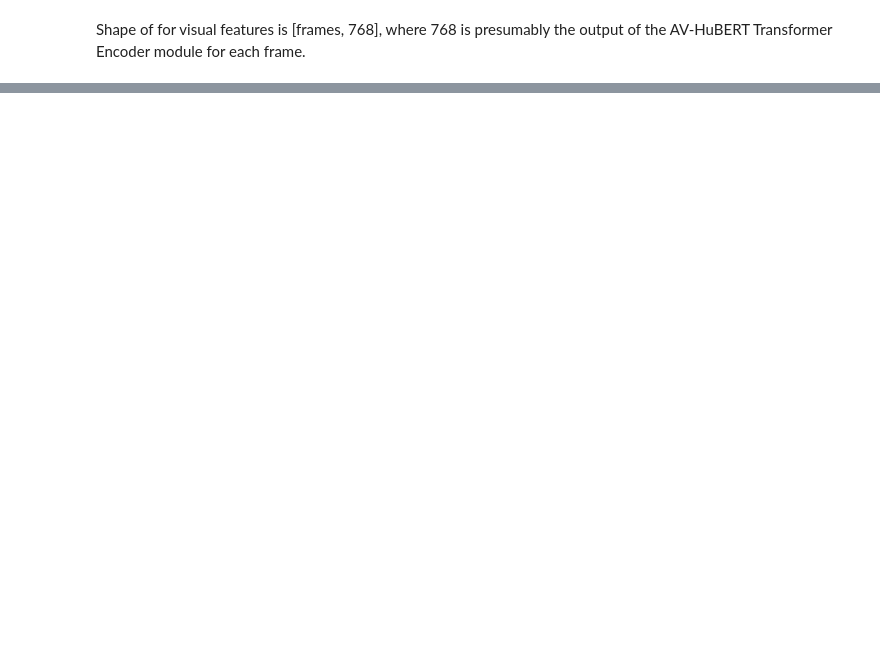
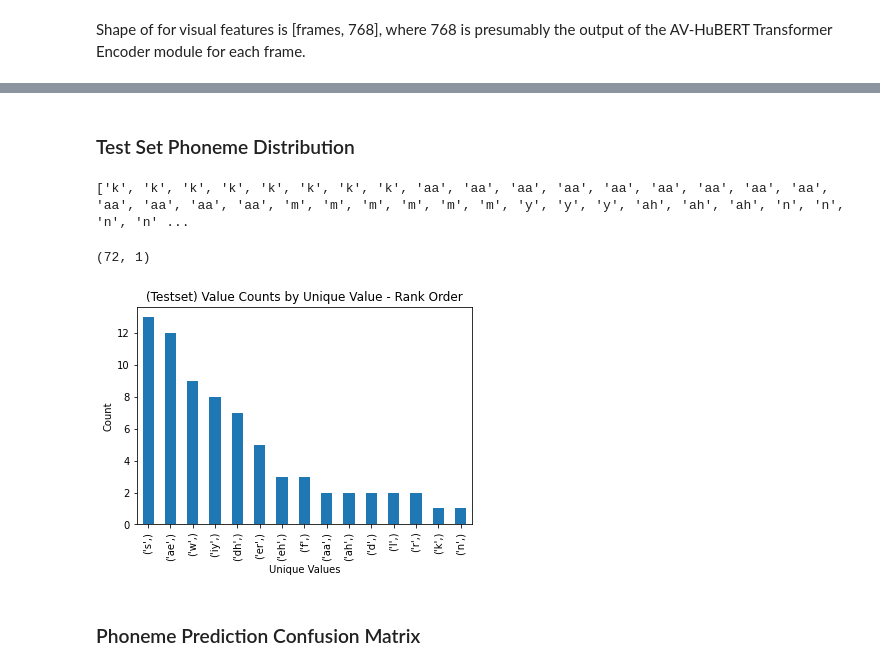
Before and after one commit to MiscellaneousStuff/comp-vis-avhubert, a Jupyter notebook: main.ipynb, the cells around one changed output, grey strips where cells are left out. Saved outputs shown, nothing was run; the diff lists cells and outputs as text; code cells hidden in the pictures; blank space fills up the shorter version.

```diff
--- a/main.ipynb
+++ b/main.ipynb
@@ -483,0 +850,8 @@ ModuleNotFoundError: No module named 'stable_whisper'
+# %%
+train_x_s = x_s[0:int(dataset_size * dataset_ratio), :]
+test_x_s  = x_s[int(dataset_size * dataset_ratio):,  :]
+# %%
+y_s = y_s[0:dataset_size]
+# %%
+train_y_s = y_s[0:int(dataset_size * dataset_ratio)]
+test_y_s  = y_s[int(dataset_size * dataset_ratio):]
@@ -483,0 +899,7 @@ ModuleNotFoundError: No module named 'stable_whisper'
+# %%
+def print_phone_list(phones):
+    d = [dataset.phoneme_dict[int(ph_id)]
+        if ph_id < len(dataset.phoneme_dict)
+        else -1
+        for ph_id in phones]
+    print(d)
@@ -483,0 +1217,38 @@ ModuleNotFoundError: No module named 'stable_whisper'
+# %% [markdown]
+### Test Set Phoneme Distribution
+# %%
+print_phone_list(test_y_s)
+#test_y_ph_lst = get_phone_list(test_y_phones.cpu())
+## test_y_ph_lst = group_adjacent_duplicates(test_y_ph_lst)
+#print(test_y_ph_lst)
+# %% [output]
+['k', 'k', 'k', 'k', 'k', 'k', 'k', 'k', 'aa', 'aa', 'aa', 'aa', 'aa', 'aa', 'aa', 'aa', 'aa', 'aa', 'aa', 'aa', 'aa', 'm', 'm', 'm', 'm', 'm', 'm', 'y', 'y', 'y', 'ah', 'ah', 'ah', 'n', 'n', 'n', 'n' ...
+# %%
+import matplotlib.pyplot as plt
+
+test_y_df = pd.DataFrame(columns=["phoneme"], data=[dataset.phoneme_dict[d]
+                                                    for d in test_y_phones.cpu()])
+
+# get the value counts and sort them in descending order
+counts = test_y_df.value_counts().sort_values(ascending=False)
+
+# create a bar chart of the counts
+fig, ax = plt.subplots()
+counts.plot.bar(ax=ax)
+
+# set the x-axis labels to the unique values
+ax.set_xticklabels(counts.index)
+
+# set the axis labels and title
+ax.set_xlabel('Unique Values')
+ax.set_ylabel('Count')
+ax.set_title('(Testset) Value Counts by Unique Value - Rank Order')
+
+# display the plot
+print(test_y_df.shape)
+plt.show()
+# %% [output]
+(72, 1)
+[figure, added]
+# %% [markdown]
+### Phoneme Prediction Confusion Matrix
```
Also changed, not shown: parts of 90 cells of this notebook, 3 other files.
